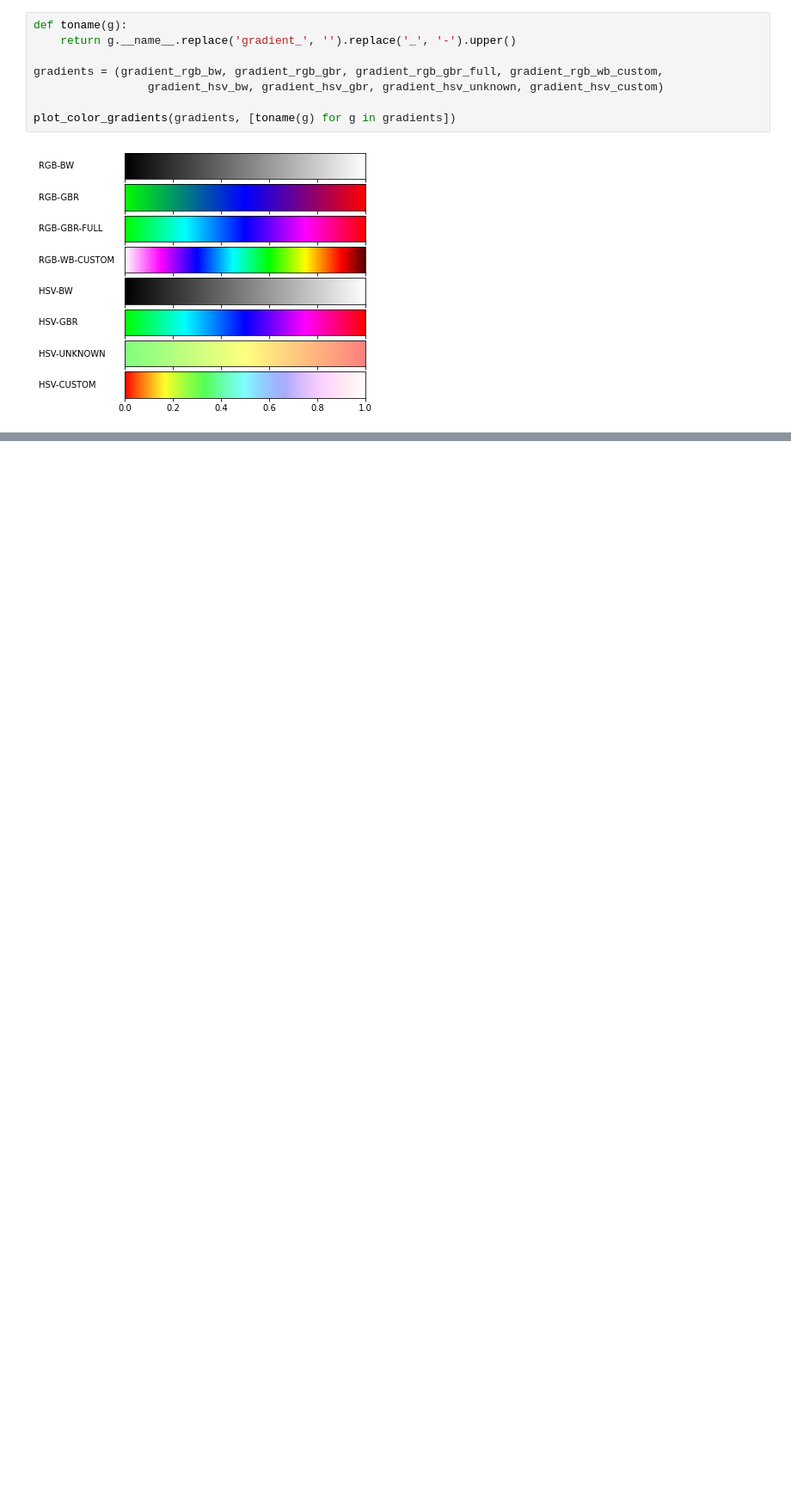
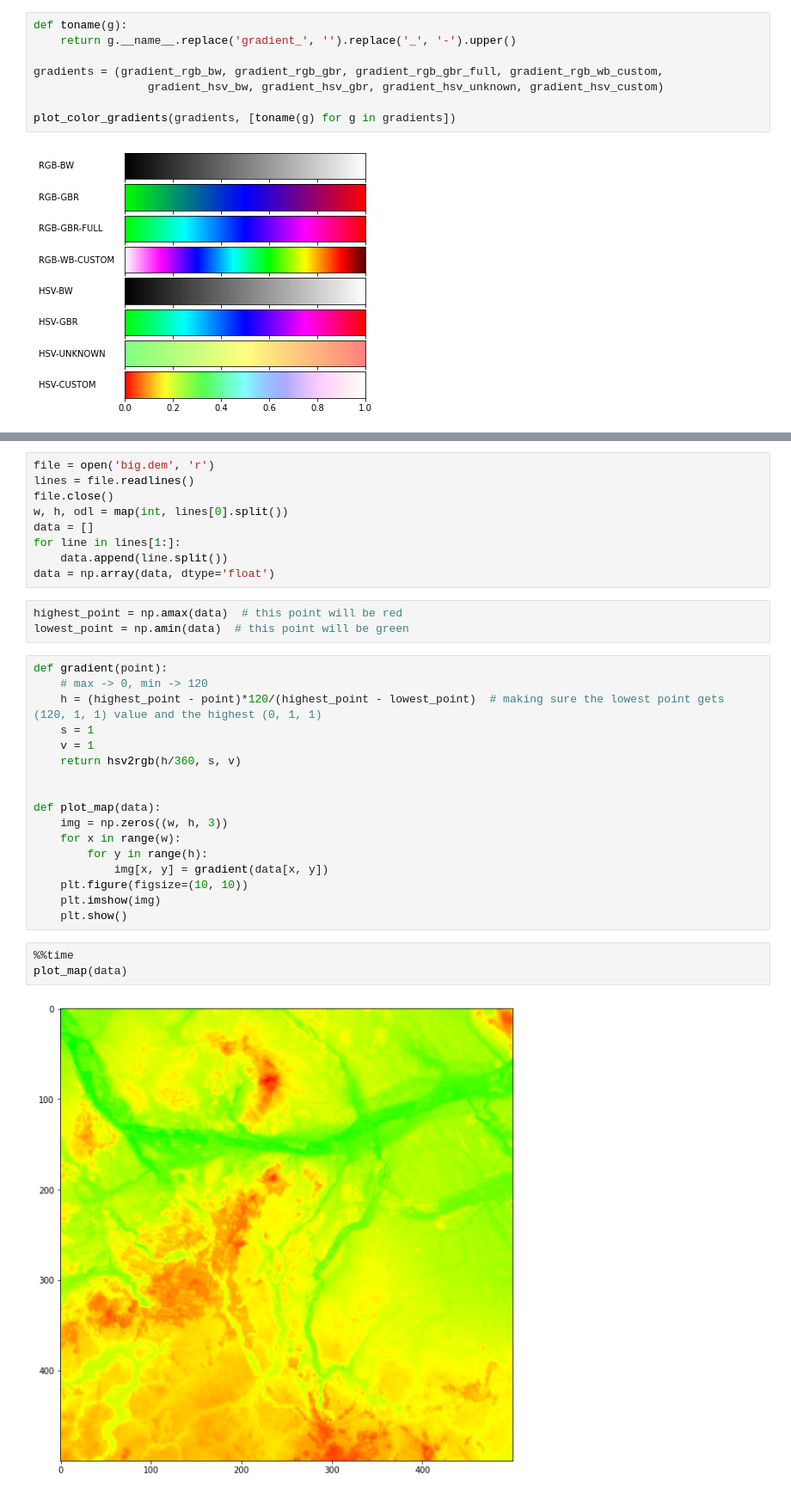
Before and after one commit to Domikado5/kck, a Jupyter notebook: lab3 - colors/gradients.ipynb, the cells around one changed output, grey strips where cells are left out. Shown: that part at 86% size. Drawn from its saved outputs; the diff is of its cells as text; blank space fills up the shorter version.

Commit message:
Uploaded big.dem file, implemented reading the file, gradient and plotting the map

```diff
--- a/lab3 - colors/gradients.ipynb
+++ b/lab3 - colors/gradients.ipynb
@@ -153,0 +158,34 @@ plot_color_gradients(gradients, [toname(g) for g in gradients])
+# %%
+file = open('big.dem', 'r')
+lines = file.readlines()
+file.close()
+w, h, odl = map(int, lines[0].split())
+data = []
+for line in lines[1:]:
+    data.append(line.split())
+data = np.array(data, dtype='float')
+# %%
+highest_point = np.amax(data)  # this point will be red
+lowest_point = np.amin(data)  # this point will be green
+# %%
+def gradient(point):
+    # max -> 0, min -> 120
+    h = (highest_point - point)*120/(highest_point - lowest_point)  # making sure the lowest point gets (120, 1, 1) value and the highest (0, 1, 1)
+    s = 1
+    v = 1
+    return hsv2rgb(h/360, s, v)
+
+
+def plot_map(data):
+    img = np.zeros((w, h, 3))
+    for x in range(w):
+        for y in range(h):
+            img[x, y] = gradient(data[x, y])
+    plt.figure(figsize=(10, 10))
+    plt.imshow(img)
+    plt.show()
+# %%
+%%time
+plot_map(data)
+# %% [output]
+[figure, added]
```
Also changed, not shown: parts of 3 cells of this notebook, 1 other file.
